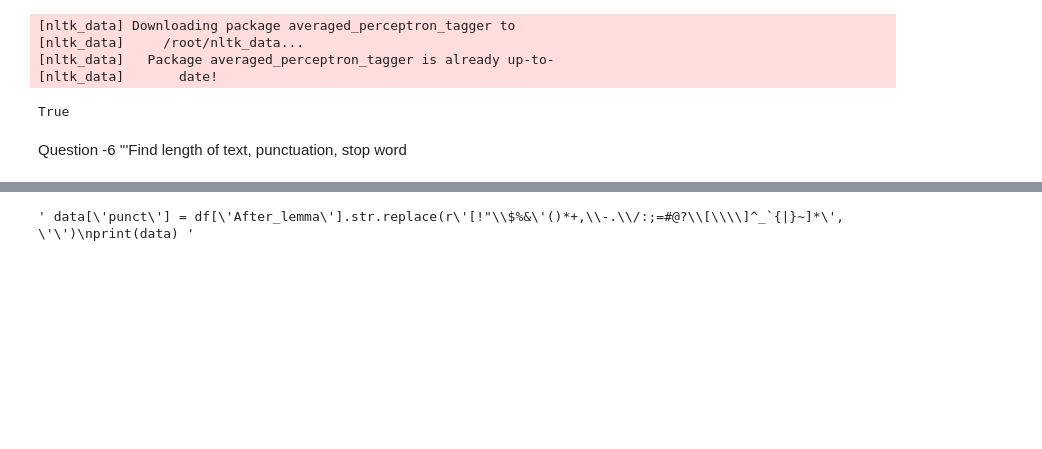
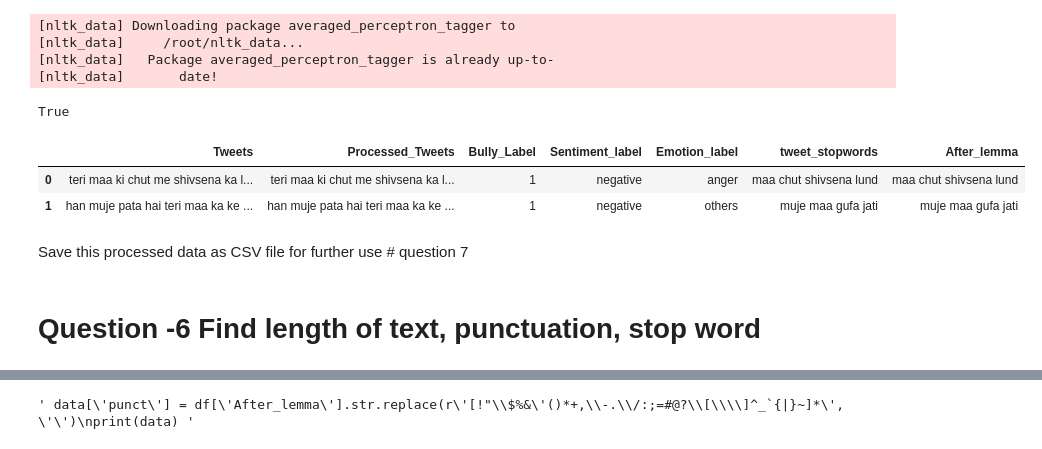
Before and after one commit to nehadubey1205/NLP-College, a Jupyter notebook: ResearchPaper_SentEmoNehaDubey_016.ipynb, the cells around one changed output, grey strips where cells are left out. Saved outputs shown, nothing was run; the diff lists cells and outputs as text; code cells hidden in the pictures; blank space fills up the shorter version.

```diff
--- a/ResearchPaper_SentEmoNehaDubey_016.ipynb
+++ b/ResearchPaper_SentEmoNehaDubey_016.ipynb
@@ -254,3 +240,11 @@ nltk.download('averaged_perceptron_tagger')
 [nltk_data]   Package averaged_perceptron_tagger is already up-to-
 [nltk_data]       date!
 True
+# %%
+data.head(2)
+# %% [output]
+|  | Tweets | Processed_Tweets | Bully_Label | Sentiment_label | Emotion_label | tweet_stopwords | After_lemma |
+| 0 | teri maa ki chut me shivsena ka l... | teri maa ki chut me shivsena ka l... | 1 | negative | anger | maa chut shivsena lund | maa chut shivsena lund |
+| 1 | han muje pata hai teri maa ka ke ... | han muje pata hai teri maa ka ke ... | 1 | negative | others | muje maa gufa jati | muje maa gufa jati |
+# %% [markdown]
+Save this processed data as CSV file for  further use # question 7
@@ -257,5 +253,5 @@ True
 # %% [markdown]
-Question -6 '''Find length of text, punctuation, stop word
+# Question -6 **Find length of text, punctuation, stop word**
 # %%
 data['Processed_Tweets_len']  = data['Processed_Tweets'].str.len()
 data.head(3)
```
Also changed, not shown: parts of 51 cells of this notebook.
